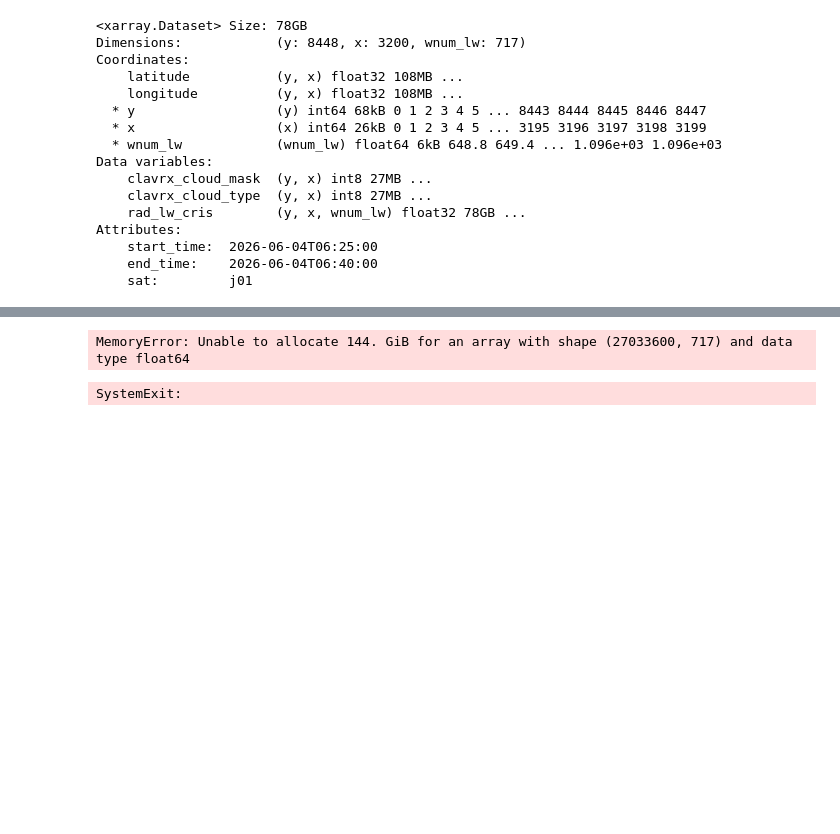
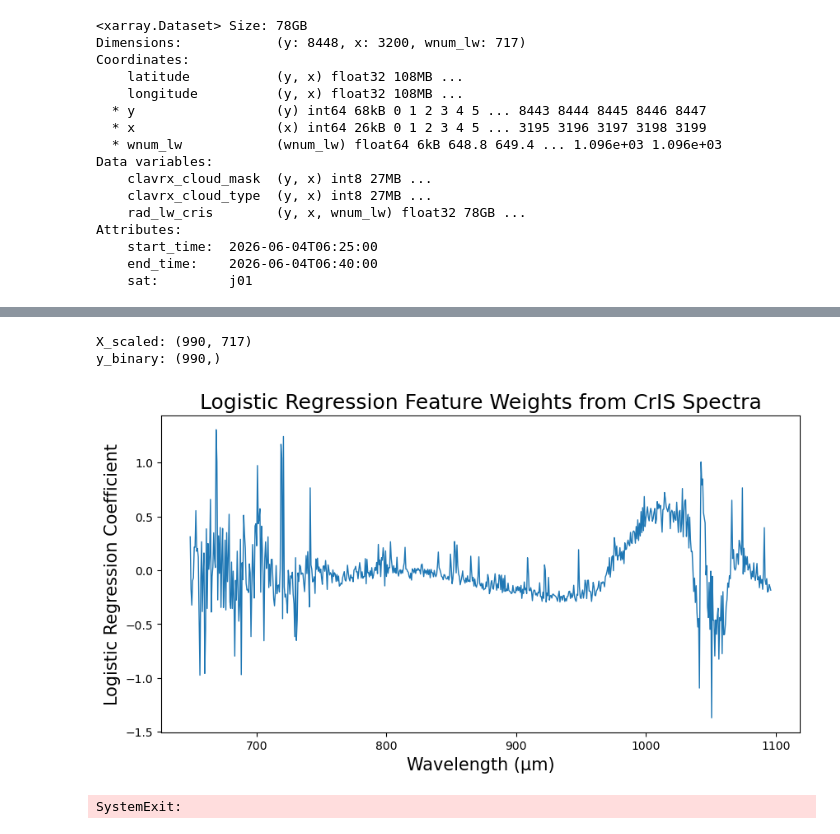
Before and after one commit to jesseturner/spectral_analysis, a Jupyter notebook: notebook_cris.ipynb, the cells around one changed output, grey strips where cells are left out. Drawn from its saved outputs; the diff is of its cells as text; code cells hidden in the pictures; blank space fills up the shorter version.

```diff
--- a/notebook_cris.ipynb
+++ b/notebook_cris.ipynb
@@ -528,0 +515,10 @@ y = cloud_np.reshape(ny * nx)
+# %%
+#--- Sampling from the case
+
+nx = cris_on_clavrx_ds.sizes["x"]
+ny = cris_on_clavrx_ds.sizes["y"]
+
+ix = np.random.choice(nx, size=50, replace=False)
+iy = np.random.choice(ny, size=50, replace=False)
+
+cris_on_clavrx_ds_sample = cris_on_clavrx_ds.isel(x=ix, y=iy)
@@ -529,7 +544,21 @@ y = cloud_np.reshape(ny * nx)
+# %%
+rad_flat = cris_on_clavrx_ds_sample["rad_lw_cris"].stack(sample=("y", "x"))
+cloud_flat = cris_on_clavrx_ds_sample["clavrx_cloud_type"].stack(sample=("y", "x"))
+
+valid = (
+    cloud_flat.notnull() &
+    rad_flat.notnull().all("wnum_lw")
+)
+
+X = rad_flat.where(valid, drop=True).values
+y = cloud_flat.where(valid, drop=True).values
 # %%
 target_cloud = 7
 
 y_binary = (y == target_cloud).astype(int)
+# %%
+#--- X ended up flipped
+X = X.T
 # %%
 from sklearn.preprocessing import StandardScaler
 from sklearn.linear_model import LogisticRegression
@@ -538,7 +567,7 @@ scaler = StandardScaler()
 X_scaled = scaler.fit_transform(X)
 
 clf = LogisticRegression(
-    penalty="l2",
+    l1_ratio=0,
     solver="liblinear",
     max_iter=1000
 )
@@ -551,8 +580,13 @@ clf = LogisticRegression(
 #     max_iter=5000
 # )
 
+print("X_scaled:", np.shape(X_scaled))
+print("y_binary:", np.shape(y_binary))
+
+
 clf.fit(X_scaled, y_binary)
 
 weights = clf.coef_[0]
 # %% [output]
-MemoryError: Unable to allocate 144. GiB for an array with shape (27033600, 717) and data type float64
+X_scaled: (990, 717)
+y_binary: (990,)
@@ -568,15 +593,17 @@ coef_da = xr.DataArray(
 # %%
 plt.figure(figsize=(10,5))
 
-plt.plot(coef_da["wnum"], weights, zorder=3, linewidth=1)
+plt.plot(cris_on_clavrx_ds_sample["wnum_lw"], weights, zorder=3, linewidth=1)
 plt.axhline(0, color='white', linestyle='--')
 plt.xlabel("Wavelength (μm)", fontsize=15)
 plt.ylabel("Logistic Regression Coefficient", fontsize=15)
 plt.title("Logistic Regression Feature Weights from CrIS Spectra", fontsize=18)
 
 plt.savefig(f"plots/{today_date_str}_cris_signatures_regression.png",
             dpi=600, bbox_inches='tight')
 plt.show()
+# %% [output]
+[figure, added]
 # %%
 import sys
 sys.exit()
```
Also changed, not shown: parts of 7 cells of this notebook.
